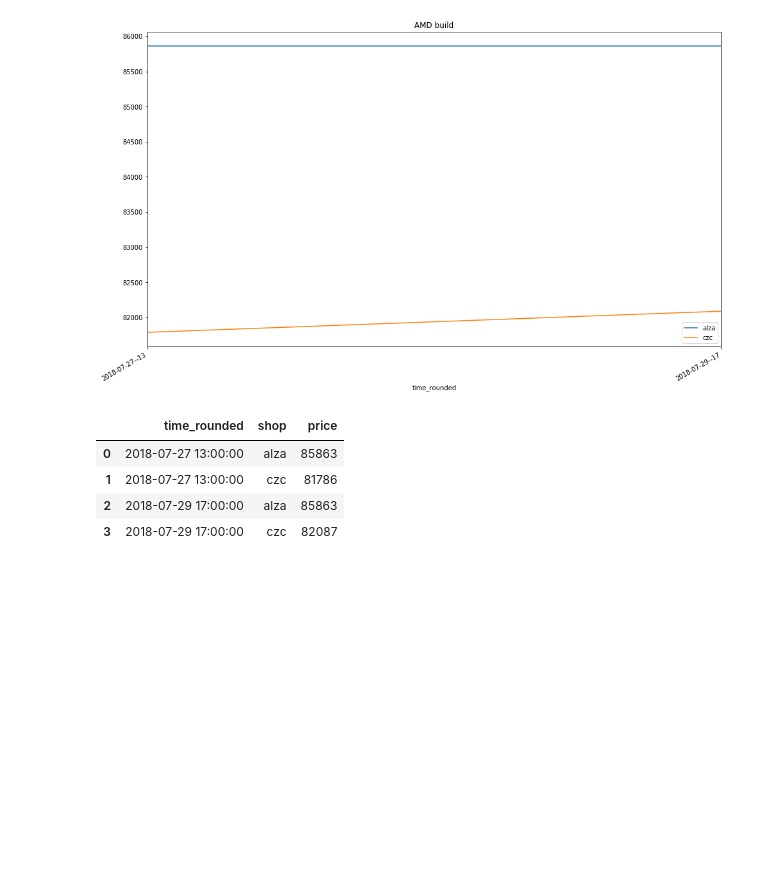
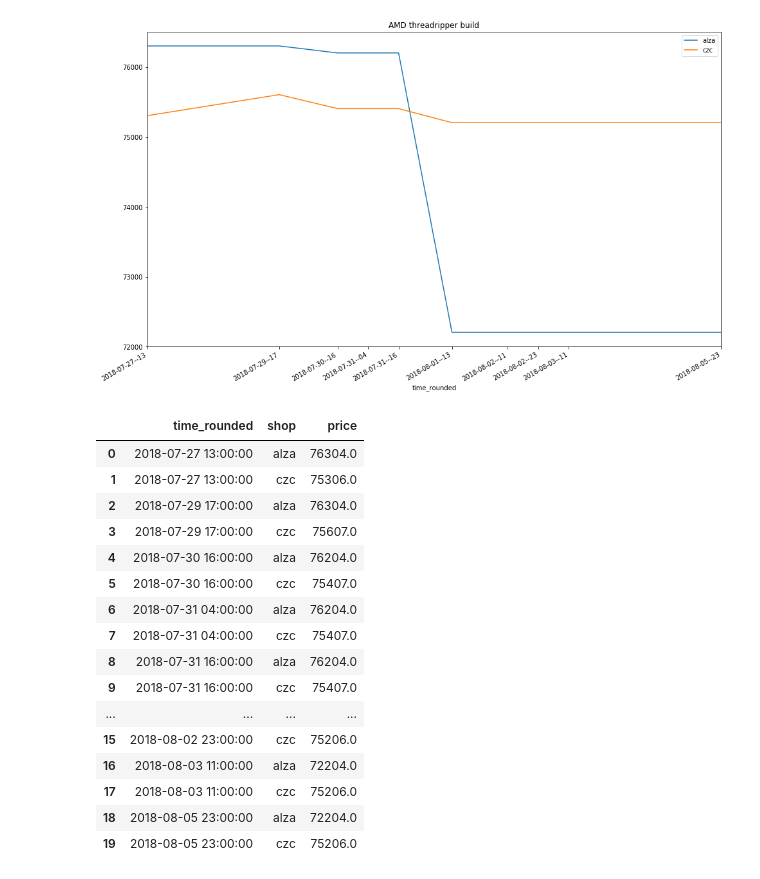
Before and after one commit to racinmat/prices-crawler, a Jupyter notebook: graphs.ipynb, the cells around one changed output. Cells and saved outputs as stored; diff of their text form; code cells hidden in the pictures; blank space fills up the shorter version.

Commit message:
newer build in jupyter notebook

```diff
--- a/graphs.ipynb
+++ b/graphs.ipynb
@@ -27,5 +38,6 @@ for label, grp in prices.groupby('product'):
         product.plot(x='time_rounded', y='price', ax=ax, label=shop_name)
     plt.xticks(grp['time_rounded'].unique(), grp['time_rounded'].unique())
     ax.xaxis.set_major_formatter(mdates.DateFormatter('%Y-%m-%d--%H'))
+    fig.autofmt_xdate()
     plt.show()
 # %% [output]
@@ -58,8 +70,8 @@ intel_components = [
     'Samsung C27HG70',
 ]
 # %%
-# AMD build
-amd_components = [
+# AMD threadripper build
+amd_tr_components = [
     'AMD RYZEN Threadripper 1900X',
     'ASUS GeForce ROG-STRIX-GTX1080TI-11G-GAMING',
     'ASUS PRIME X399-A - AMD X399',
@@ -72,6 +84,20 @@ amd_components = [
     'Arctic Fan F12',
     'Samsung C27HG70',
 ]
+# %%
+# AMD build
+amd_components = [
+    'AMD Ryzen 7 2700X',
+    'ASUS GeForce ROG-STRIX-GTX1080TI-11G-GAMING',
+    'ASUS PRIME X470-PRO',
+    'ADATA XPG GAMMIX D10 32GB (2x16GB) DDR4 3000',
+    'Samsung SSD 970 EVO (M.2) - 500GB',
+    'Seagate BarraCuda PRO - 4TB',
+    'Seasonic Focus Plus Gold - 850W',
+    'Fractal Design Meshify C Blackout TG',
+    'Arctic Fan F12',
+    'Samsung C27HG70',
+]
 # %%
 fig, ax = plt.subplots(figsize=(16, 10))
 plt.title('intel build')
@@ -91,0 +130,10 @@ display(intel_build_price)
+# %%
+fig, ax = plt.subplots(figsize=(16, 10))
+plt.title('AMD threadripper build')
+amd_tr_build_price = prices[prices['product'].isin(amd_tr_components)].groupby(['time_rounded', 'shop'])['price'].sum().to_frame('price').reset_index()
+for shop_name, product in amd_tr_build_price.groupby('shop'):
+    product.plot(x='time_rounded', y='price', ax=ax, label=shop_name)
+plt.xticks(amd_tr_build_price['time_rounded'].unique(), amd_tr_build_price['time_rounded'].unique())
+ax.xaxis.set_major_formatter(mdates.DateFormatter('%Y-%m-%d--%H'))
+plt.show()
+display(amd_tr_build_price)
@@ -92,17 +159,29 @@ display(intel_build_price)
 # %%
 fig, ax = plt.subplots(figsize=(16, 10))
-plt.title('AMD build')
+plt.title('AMD threadripper build')
 amd_build_price = prices[prices['product'].isin(amd_components)].groupby(['time_rounded', 'shop'])['price'].sum().to_frame('price').reset_index()
 for shop_name, product in amd_build_price.groupby('shop'):
     product.plot(x='time_rounded', y='price', ax=ax, label=shop_name)
 plt.xticks(amd_build_price['time_rounded'].unique(), amd_build_price['time_rounded'].unique())
 ax.xaxis.set_major_formatter(mdates.DateFormatter('%Y-%m-%d--%H'))
 plt.show()
 display(amd_build_price)
 # %% [output]
-[figure, old version]
+[figure, new version]
 |  | time_rounded | shop | price |
-| 0 | 2018-07-27 13:00:00 | alza | 85863 |
-| 1 | 2018-07-27 13:00:00 | czc | 81786 |
-| 2 | 2018-07-29 17:00:00 | alza | 85863 |
-| 3 | 2018-07-29 17:00:00 | czc | 82087 |
+| 0 | 2018-07-27 13:00:00 | alza | 76304.0 |
+| 1 | 2018-07-27 13:00:00 | czc | 75306.0 |
+| 2 | 2018-07-29 17:00:00 | alza | 76304.0 |
+| 3 | 2018-07-29 17:00:00 | czc | 75607.0 |
+| 4 | 2018-07-30 16:00:00 | alza | 76204.0 |
+| 5 | 2018-07-30 16:00:00 | czc | 75407.0 |
+| 6 | 2018-07-31 04:00:00 | alza | 76204.0 |
+| 7 | 2018-07-31 04:00:00 | czc | 75407.0 |
+| 8 | 2018-07-31 16:00:00 | alza | 76204.0 |
+| 9 | 2018-07-31 16:00:00 | czc | 75407.0 |
+| ... | ... | ... | ... |
+| 15 | 2018-08-02 23:00:00 | czc | 75206.0 |
+| 16 | 2018-08-03 11:00:00 | alza | 72204.0 |
+| 17 | 2018-08-03 11:00:00 | czc | 75206.0 |
+| 18 | 2018-08-05 23:00:00 | alza | 72204.0 |
+| 19 | 2018-08-05 23:00:00 | czc | 75206.0 |
```
Also changed, not shown: parts of 9 cells of this notebook, 1 other file.
